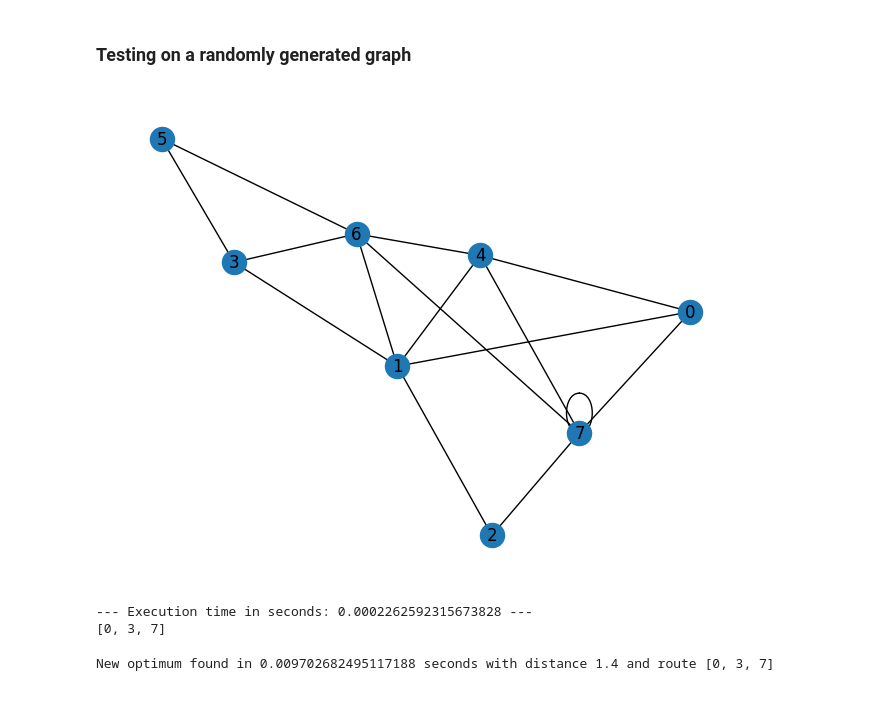
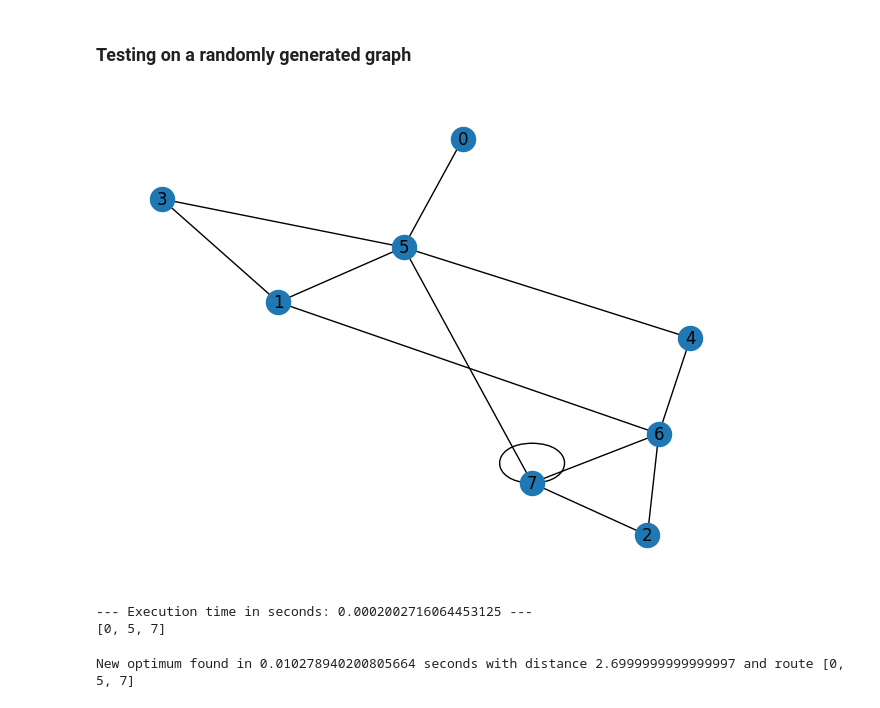
Before and after one commit to LuukJacobs1/NC-project_group19, a Jupyter notebook: NC_project.ipynb, the cells around one changed output. Saved outputs shown, nothing was run; the diff lists cells and outputs as text; code cells hidden in the pictures.

```diff
--- a/NC_project.ipynb
+++ b/NC_project.ipynb
@@ -496,11 +419,10 @@ New optimum found in 0.008830547332763672 with distance 0.46 and route [0, 1, 2,
 # %%
 # Load the randomly generated adjacency matrix
 retrieve = True
-num_nodes = 8
 graph_name = "testing_graph" + str(num_nodes) + ".graphml"
 rnd_adj_matrix = retrieve_graph(retrieve, graph_name)
 # %% [output]
-[figure, old version]
+[figure, new version]
 # %%
 # Test run with Dijkstra's algorithm
 
@@ -518,8 +440,8 @@ print("--- Execution time in seconds: %s ---" % (time.time() - start_time))
 
 print(shortest_path)
 # %% [output]
---- Execution time in seconds: 0.0002262592315673828 ---
-[0, 3, 7]
+--- Execution time in seconds: 0.0002002716064453125 ---
+[0, 5, 7]
 # %%
 # Set experiment values here
 adj_matrix = rnd_adj_matrix # The adjacency matrix for the used graph
@@ -537,5 +459,5 @@ K = 10 # K-value for tournament sampling
 
 simulation(rnd_adj_matrix, start_node, end_node, num_routes, N_backtracks, max_attempts, mode, sampling_strategy, N_iterations, K)
 # %% [output]
-New optimum found in 0.009702682495117188 seconds with distance 1.4 and route [0, 3, 7]
+New optimum found in 0.010278940200805664 seconds with distance 2.6999999999999997 and route [0, 5, 7]
 # %%
```
Also changed, not shown: parts of 12 cells of this notebook, 10 other files.
